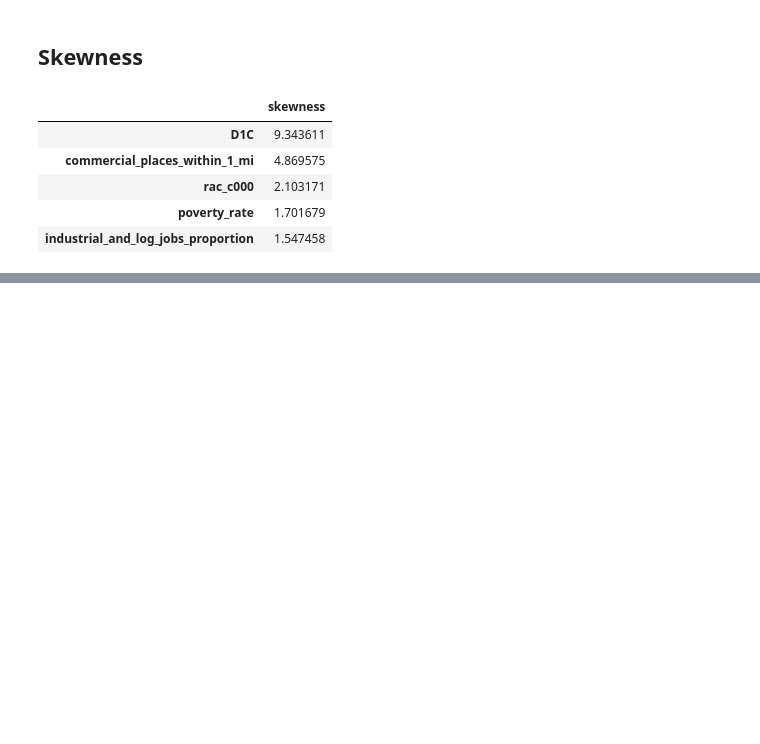
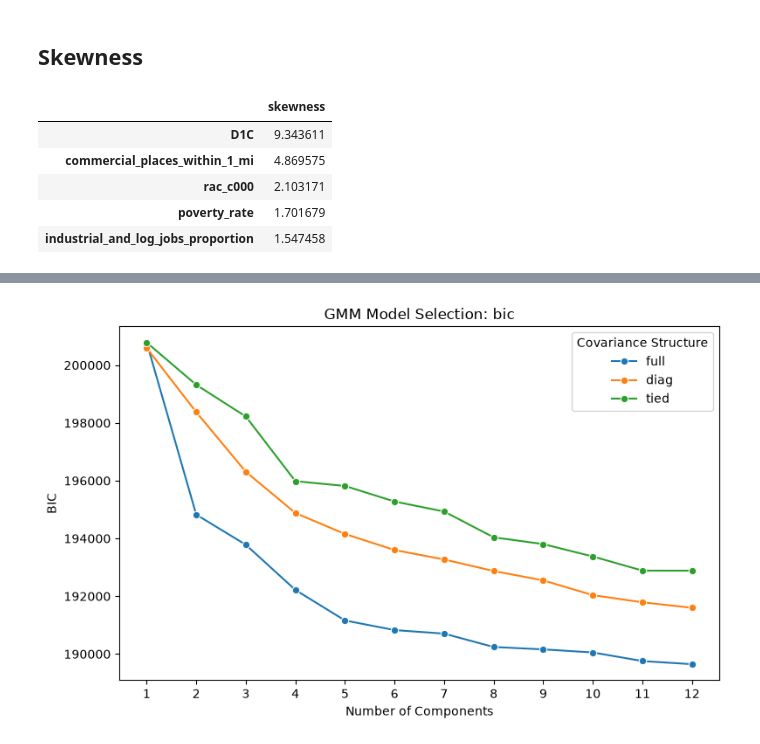
Before and after one commit to Ransommac13/mads_milestone_two, a Jupyter notebook: src/unsupervised_clustering/unsupervised_eda.ipynb, the cells around one changed output, grey strips where cells are left out. Cells and saved outputs as stored; diff of their text form; code cells hidden in the pictures; blank space fills up the shorter version.

```diff
--- a/src/unsupervised_clustering/unsupervised_eda.ipynb
+++ b/src/unsupervised_clustering/unsupervised_eda.ipynb
@@ -70,0 +90,4 @@ skewed_cols = skewness_df[skewness_df['skewness'].abs() >= 1].index
+# %%
+plot_gmm_results(gmm_results_seven_pcs, metric='bic')
+# %% [output]
+[figure, added]
```
Also changed, not shown: parts of 9 cells of this notebook, 6 other files.
